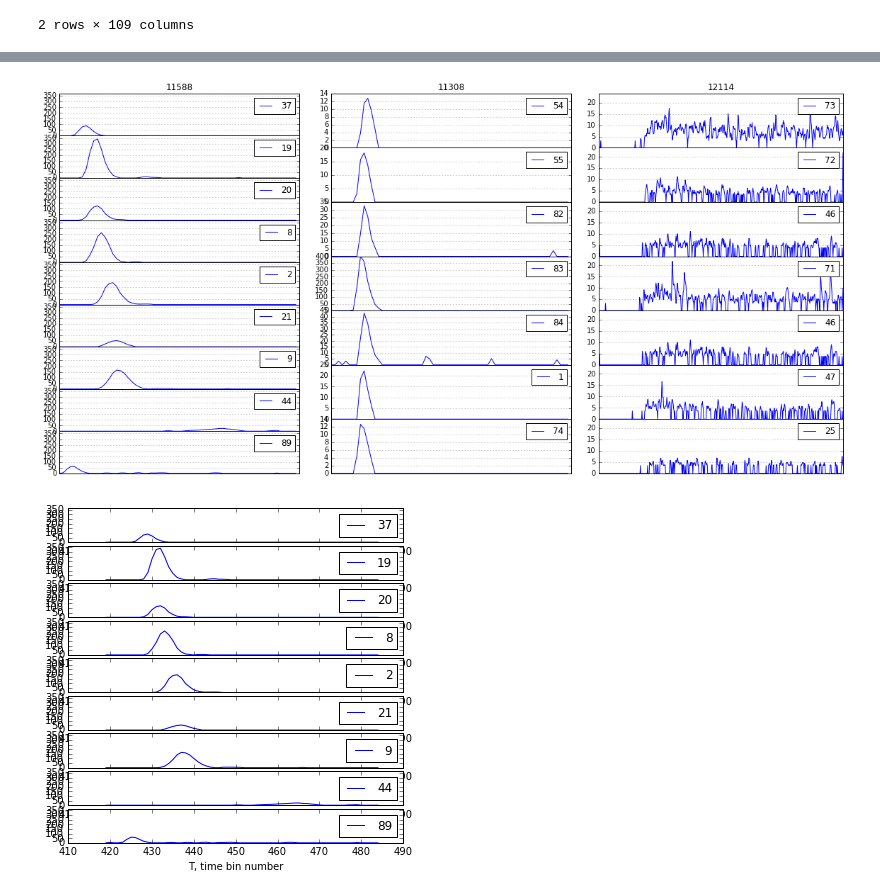
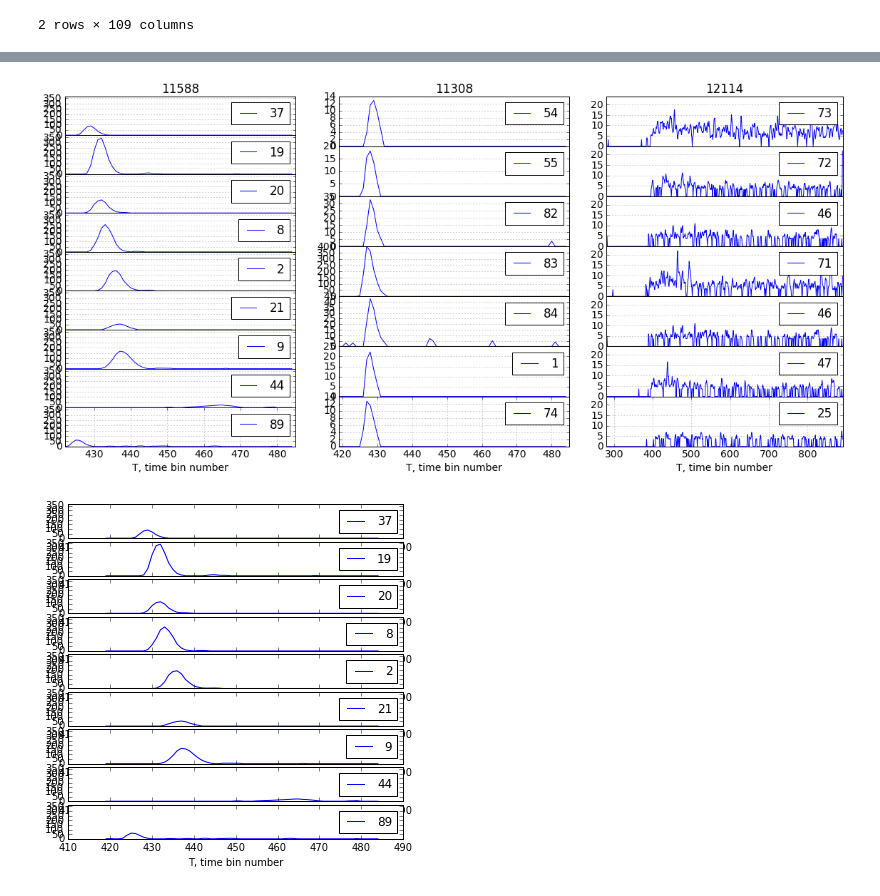
Before and after one commit to bonvech/Sphere, a Jupyter notebook: Data2013/Frames_to_paper.ipynb, the cells around one changed output, grey strips where cells are left out. Cells and saved outputs as stored; diff of their text form; code cells hidden in the pictures.

```diff
--- a/Data2013/Frames_to_paper.ipynb
+++ b/Data2013/Frames_to_paper.ipynb
@@ -155,35 +155,36 @@ dd = len(frame)
 #gs = [gridspec.GridSpec(len(data[num]), 1) for num in range(dd)]
 
 ######### plot frames #################
 num = 0
 for num in range(dd):
     gscur = gridspec.GridSpec(len(data[num]), 1)
 
     xmin = axmin[num]
     xmax = axmax[num]
     for i, n in enumerate(data[num]):
         ax = fig.add_subplot(gscur[i])
         ax.plot(frame[num][n][xmin:xmax], label = str(n+1))
         ax.axes.get_xaxis().set_visible(False)
         if i == 0:
             ax.set_title(title[num])
         plt.ylim(aylim[num])
         plt.xlim(xmin,xmax)
         plt.legend()
         plt.grid()
-    plt.xlabel('T, time bin number')
+    ax.axes.get_xaxis().set_visible(True)
+    ax.set_xlabel('T, time bin number')
 
     # tight_layout
     gscur.tight_layout(fig, rect=[num/dd, 0, (num+1)/dd, 1], h_pad = 0.5)
     gs.append(gscur)
 
 ########################
 top    = min(x.top    for x in gs)
 bottom = max(x.bottom for x in gs)
 for gscur in gs:
     gscur.update(top=top, bottom=bottom, hspace = 0.0)
 # %% [output]
-[figure, old version]
+[figure, new version]
 # %%
 data = [1, 2, 8, 7, 6, 17, 18]
 data = [17, 18, 7, 6, 1, 8, 2]
```
Also changed, not shown: parts of 2 cells of this notebook.
